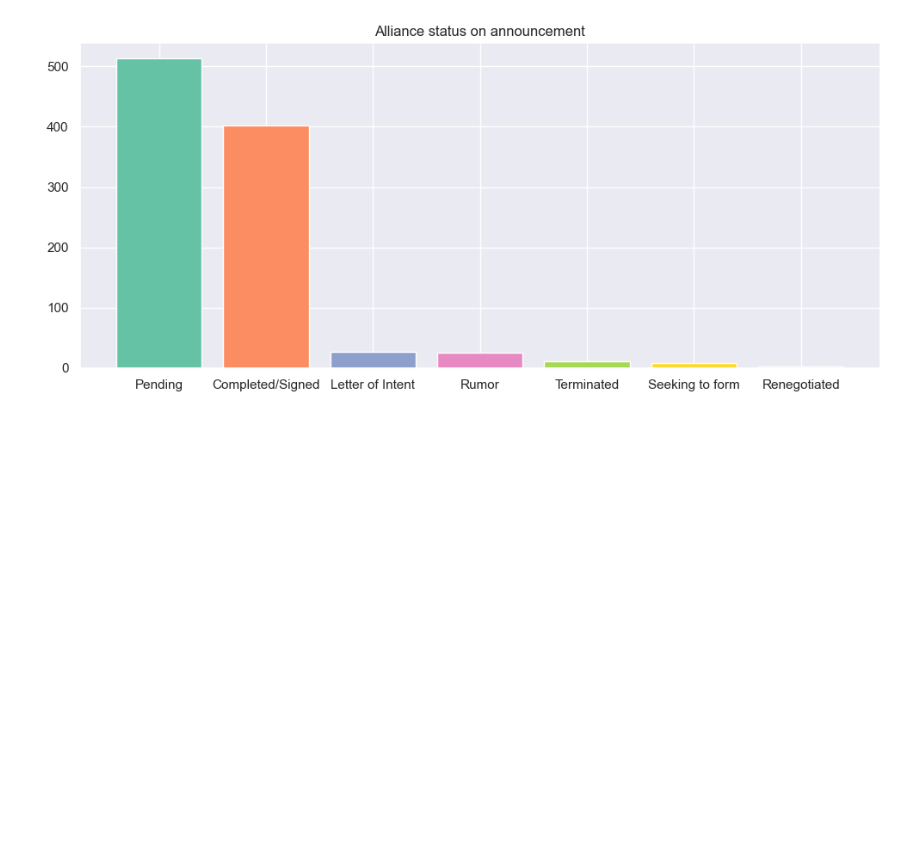
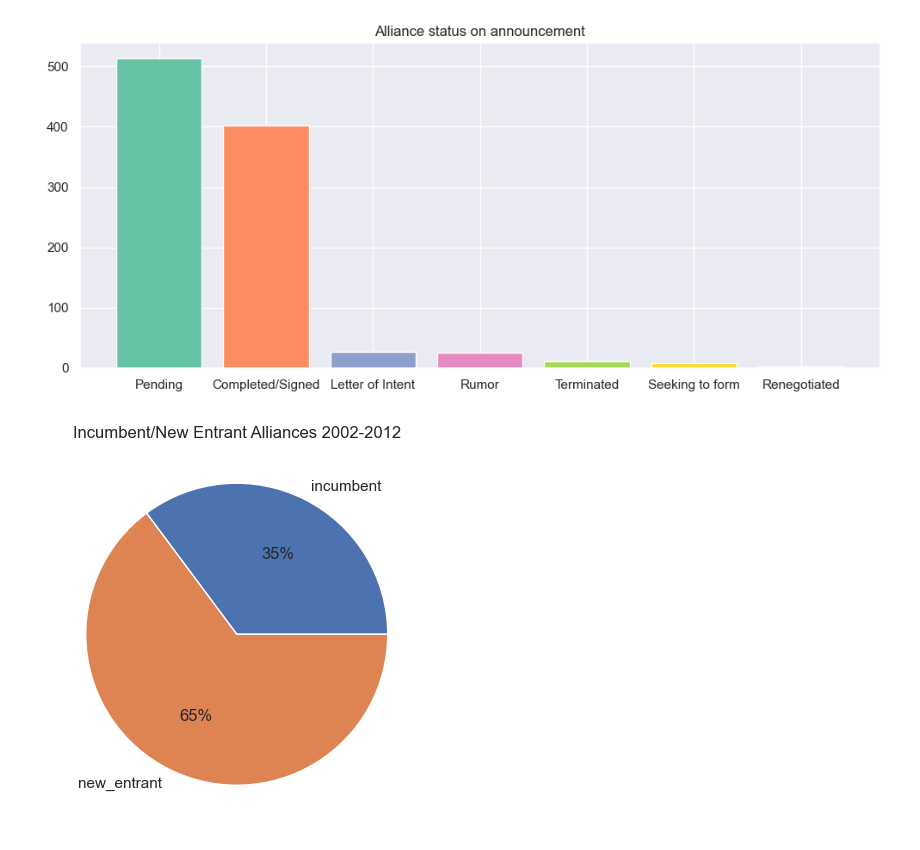
Before and after one commit to bang-a-coder/thesis-analysis, a Jupyter notebook: explore.ipynb, the cells around one changed output. Saved outputs shown, nothing was run; the diff lists cells and outputs as text; code cells hidden in the pictures; blank space fills up the shorter version.

Commit message:
classify incumbent/new entrant alliances

```diff
--- a/explore.ipynb
+++ b/explore.ipynb
@@ -97,0 +100,14 @@ plt.show()
+# %%
+cols = honeDF.filter(regex='p\d+sicp', axis=1).columns
+
+focusDF['pdynamic'] = (focusDF[cols]=='3711').sum(axis=1) > 1
+focusDF['pdynamic'] = focusDF['pdynamic'].map({True: "incumbent", False: "new_entrant"})
+# %%
+inc_newentr_share = focusDF['pdynamic'].groupby(focusDF['pdynamic']).agg('count')
+
+plt.figure(figsize=(12,5), dpi=100)
+plt.title('Incumbent/New Entrant Alliances 2002-2012')
+plt.pie(inc_newentr_share, labels=inc_newentr_share.index, autopct='%.0f%%')
+plt.show()
+# %% [output]
+[figure, added]
```
Also changed, not shown: parts of 1 cell of this notebook.
